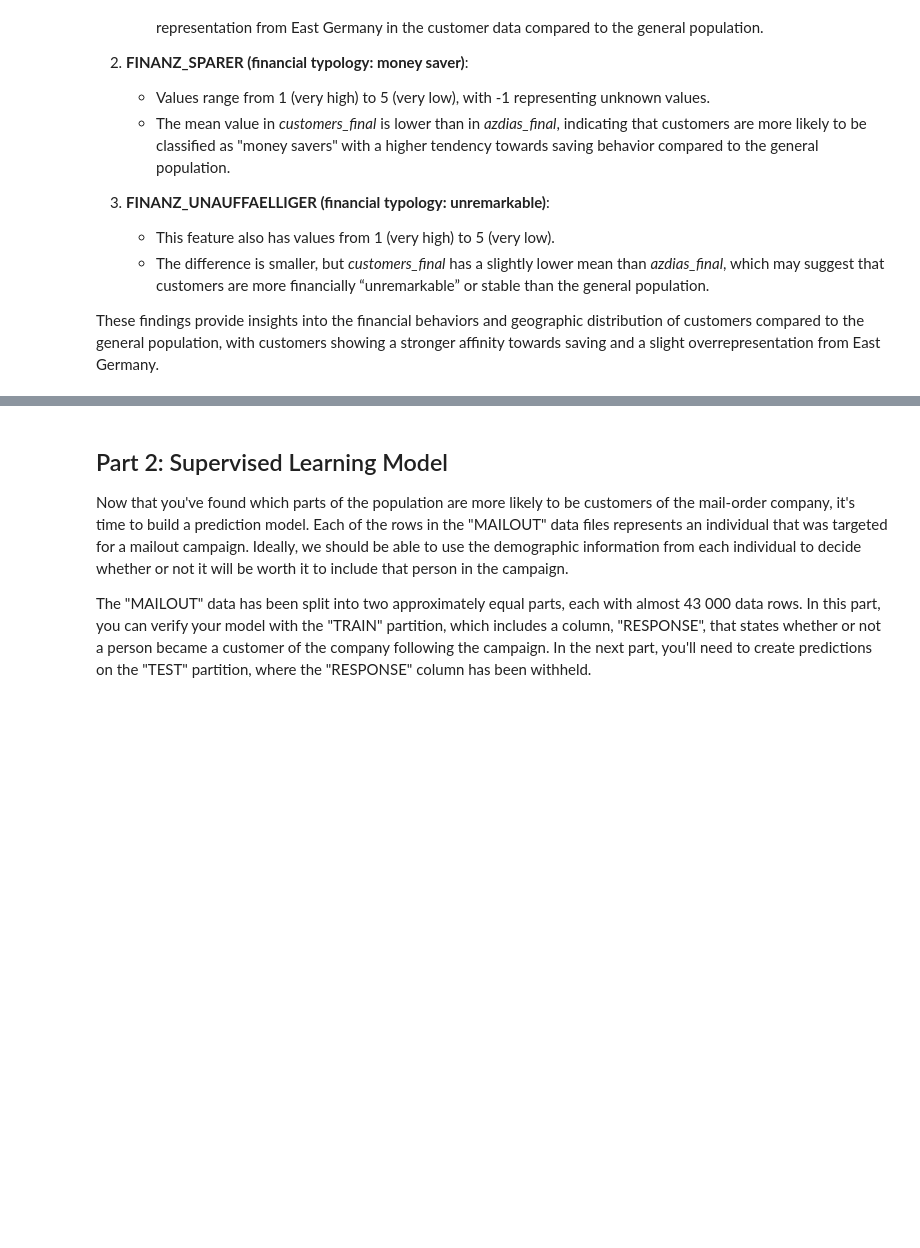
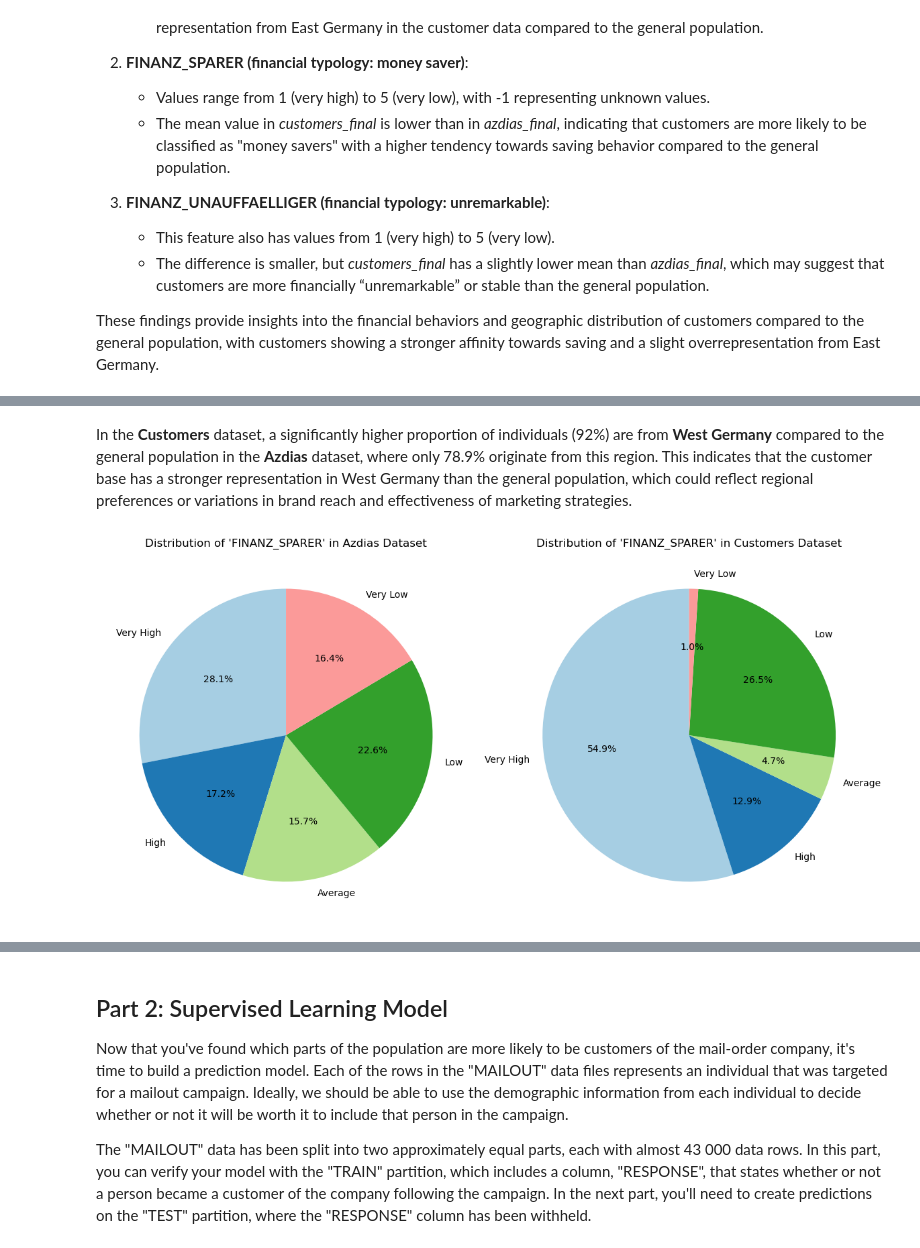
Before and after one commit to fabiandatascience/udacitycapstoneproject, a Jupyter notebook: Arvato Project Workbook.ipynb, the cells around one changed output, grey strips where cells are left out. Drawn from its saved outputs; the diff is of its cells as text; code cells hidden in the pictures; blank space fills up the shorter version.

```diff
--- a/Arvato Project Workbook.ipynb
+++ b/Arvato Project Workbook.ipynb
@@ -1760,0 +1830,26 @@ These findings provide insights into the financial behaviors and geographic dist
+# %% [markdown]
+In the **Customers** dataset, a significantly higher proportion of individuals (92%) are from **West Germany** compared to the general population in the **Azdias** dataset, where only 78.9% originate from this region. This indicates that the customer base has a stronger representation in West Germany than the general population, which could reflect regional preferences or variations in brand reach and effectiveness of marketing strategies.
+# %%
+# Define labels for each category in the FINANZ_SPARER feature
+labels = ["Very High", "High", "Average", "Low", "Very Low"]
+
+# Get the distribution for FINANZ_SPARER in azdias_final and customers_final datasets
+azdias_finanz_sparer_distribution = azdias_final["FINANZ_SPARER"].value_counts().sort_index()
+customers_finanz_sparer_distribution = customers_final["FINANZ_SPARER"].value_counts().sort_index()
+
+# Plot the distribution for FINANZ_SPARER in azdias_final
+plt.figure(figsize=(12, 6))
+
+plt.subplot(1, 2, 1)
+plt.pie(azdias_finanz_sparer_distribution, labels=labels, autopct='%1.1f%%', startangle=90, colors=plt.cm.Paired.colors)
+plt.title("Distribution of 'FINANZ_SPARER' in Azdias Dataset")
+
+# Plot the distribution for FINANZ_SPARER in customers_final
+plt.subplot(1, 2, 2)
+plt.pie(customers_finanz_sparer_distribution, labels=labels, autopct='%1.1f%%', startangle=90, colors=plt.cm.Paired.colors)
+plt.title("Distribution of 'FINANZ_SPARER' in Customers Dataset")
+
+plt.tight_layout()
+plt.show()
+# %% [output]
+[figure, added]
```
Also changed, not shown: parts of 21 cells of this notebook.
